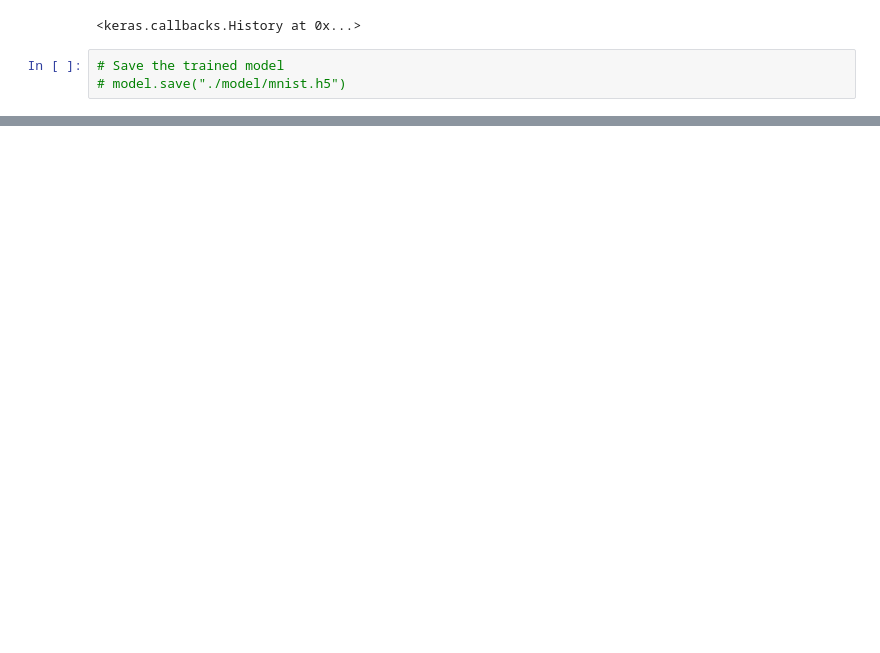
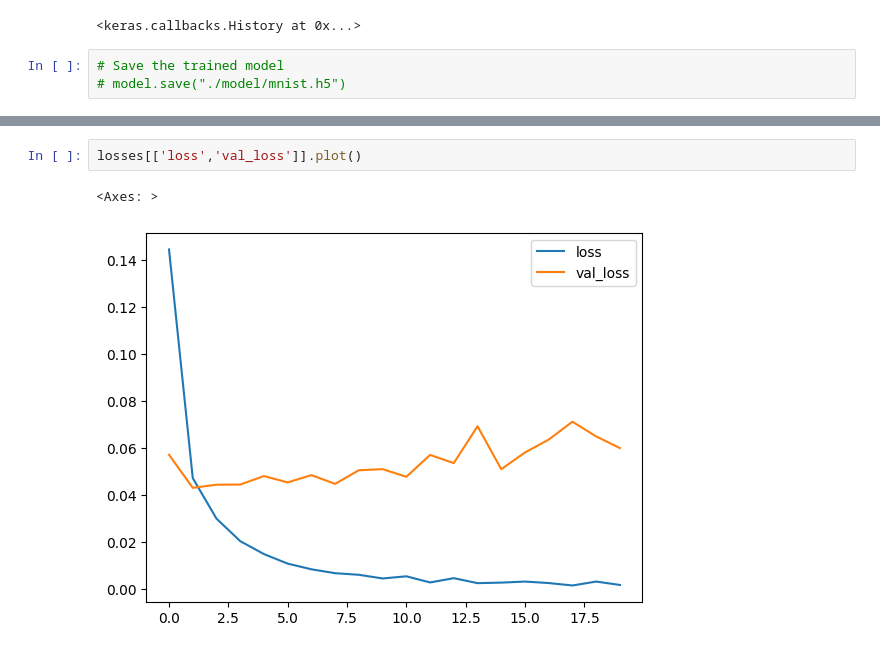
Before and after one commit to PrathamModi001/MNIST_CNN, a Jupyter notebook: mnist.ipynb, the cells around one changed output, grey strips where cells are left out. Drawn from its saved outputs; the diff is of its cells as text; blank space fills up the shorter version.

```diff
--- a/mnist.ipynb
+++ b/mnist.ipynb
@@ -234,0 +249,5 @@ model = load_model("./model/mnist.h5")
+# %%
+losses[['loss','val_loss']].plot()
+# %% [output]
+<Axes: >
+[figure, added]
```
Also changed, not shown: parts of 4 cells of this notebook, 1 other file.
